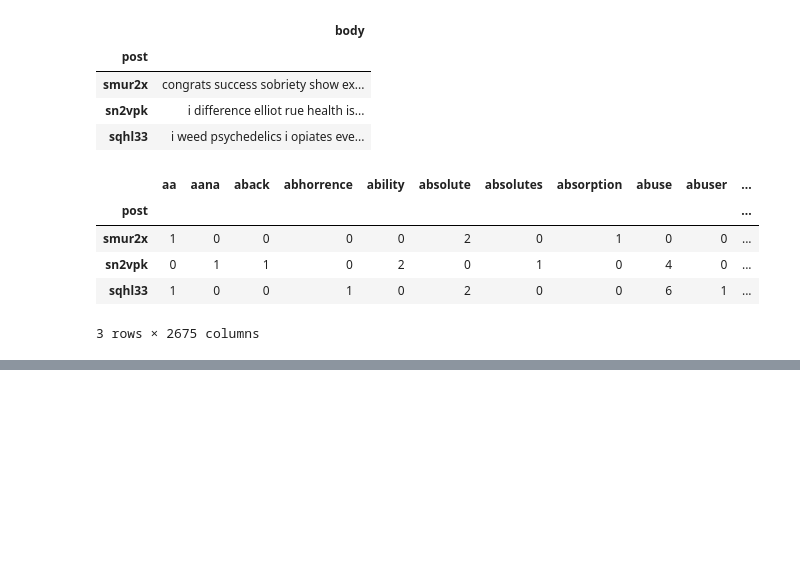
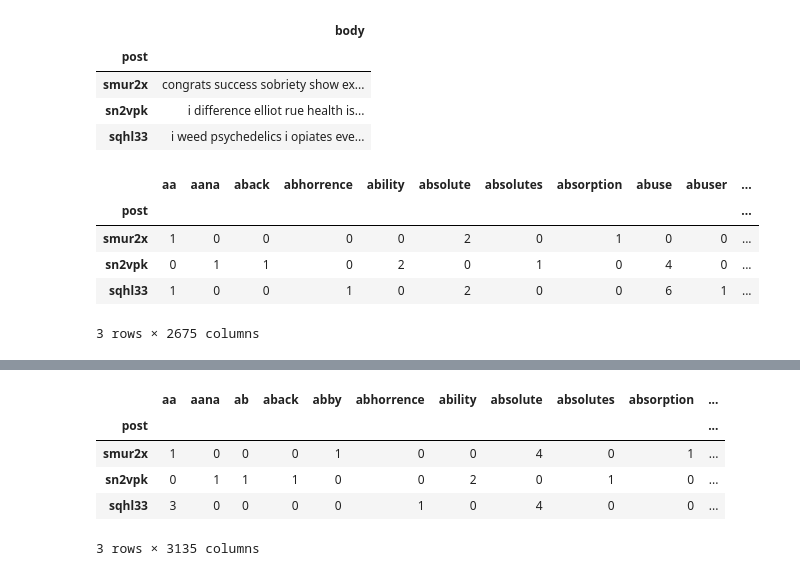
Before and after one commit to labouz/r-euphoria-tm, a Jupyter notebook: py/lda.ipynb, the cells around one changed output, grey strips where cells are left out. Cells and saved outputs as stored; diff of their text form; code cells hidden in the pictures; blank space fills up the shorter version.

```diff
--- a/py/lda.ipynb
+++ b/py/lda.ipynb
@@ -158,0 +199,9 @@ data_dtm
+# %%
+def nouns_adj(text):
+    is_noun_adj = lambda pos: pos[:2] == 'NN' or pos[:2] == 'JJ'
+    tokenized = word_tokenize(text)
+    nouns_adj = [word for (word, pos) in pos_tag(tokenized) if is_noun_adj(pos)]
+    return ' '.join(nouns_adj)
+# %%
+data_nouns_adj = pd.DataFrame(data_clean.body.apply(nouns_adj))
+data_nouns_adj
@@ -158,0 +214,14 @@ data_dtm
+# %%
+# tdm
+cvna = CountVectorizer(stop_words=stop_words, max_df=0.8)
+data_cvna = cvna.fit_transform(data_nouns_adj.body)
+data_dtmna = pd.DataFrame(data_cvna.toarray(), columns=cvna.get_feature_names_out())
+data_dtmna.index = data_nouns_adj.index
+data_dtmna
+# %% [output]
+|  | aa | aana | ab | aback | abby | abhorrence | ability | absolute | absolutes | absorption | ... |
+| post |  |  |  |  |  |  |  |  |  |  | ... |
+| smur2x | 1 | 0 | 0 | 0 | 1 | 0 | 0 | 4 | 0 | 1 | ... |
+| sn2vpk | 0 | 1 | 1 | 1 | 0 | 0 | 2 | 0 | 1 | 0 | ... |
+| sqhl33 | 3 | 0 | 0 | 0 | 0 | 1 | 0 | 4 | 0 | 0 | ... |
+3 rows × 3135 columns
```
Also changed, not shown: parts of 15 cells of this notebook.
